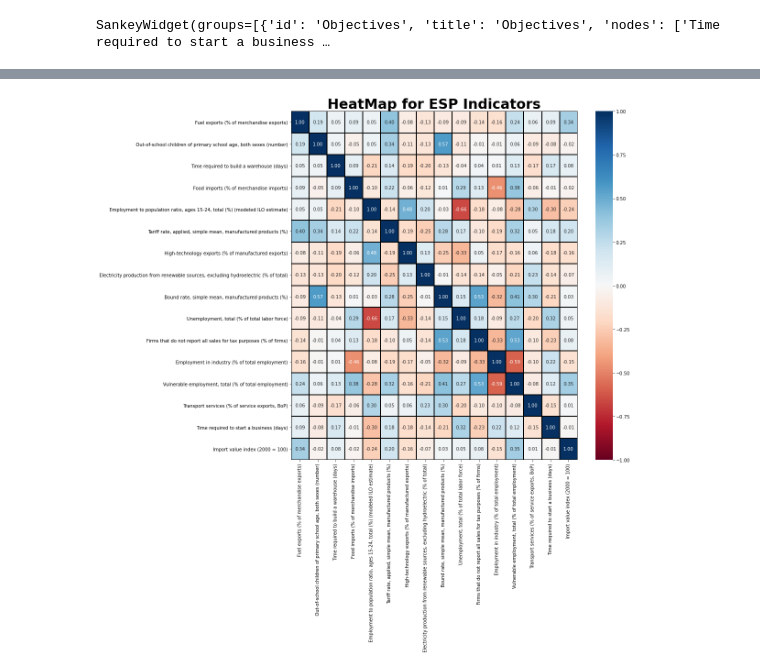
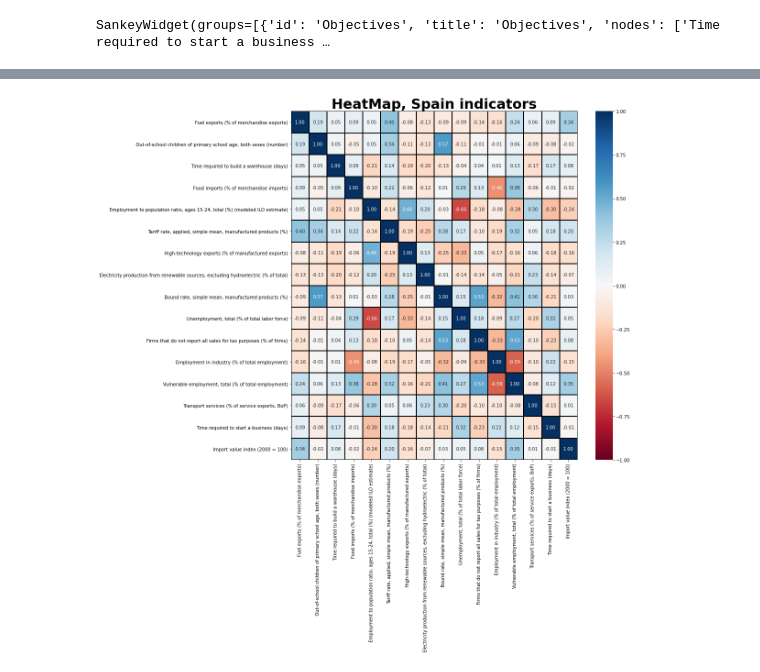
Before and after one commit to jaimevalero/world-development-indicators, a Jupyter notebook: jupyter/what-if.ipynb, the cells around one changed output, grey strips where cells are left out. Cells and saved outputs as stored; diff of their text form; code cells hidden in the pictures.

Commit message:
HeatMap

```diff
--- a/jupyter/what-if.ipynb
+++ b/jupyter/what-if.ipynb
@@ -1214,8 +1214,6 @@ sankey
 # %% [output]
 SankeyWidget(groups=[{'id': 'Objectives', 'title': 'Objectives', 'nodes': ['Time required to start a business …
 # %%
-%%time
-df = pd.concat(secondary_features)
 
 def draw_heatmap(df,file_all_data):
     """Draw heatmap"""
@@ -1230,8 +1228,11 @@ def draw_heatmap(df,file_all_data):
     ax = sns.heatmap(corrMatrix, annot=True,fmt='.2f',
                 ax=ax,vmin = -1,center = 0, vmax = 1,cmap="RdBu",linewidths=1, linecolor="k")
 
-    ax.set_title(f"HeatMap for {CountryCode} Indicators",  fontsize=30, fontweight="bold")
-    return fig, ax
+    ax.set_title(f"HeatMap, {CountryName} indicators",  fontsize=30, fontweight="bold")
+    return corrMatrix, fig, ax
 
-fig, ax = draw_heatmap(df,file_all_data)
+df = pd.concat(secondary_features)
+corrMatrix, fig, ax = draw_heatmap(df,file_all_data)
+
+#corrMatrix
 # %% [output]
@@ -1240 +1239 @@ Wall time: 706 ms
-[figure, old version]
+[figure, new version]
```
Also changed, not shown: parts of 3 cells of this notebook.
